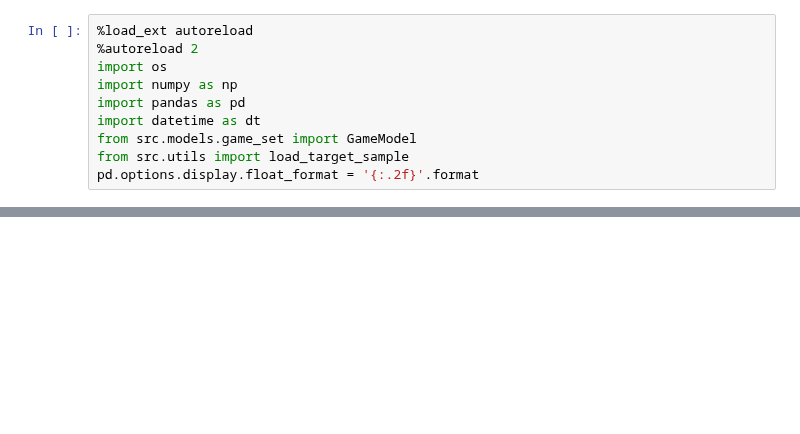
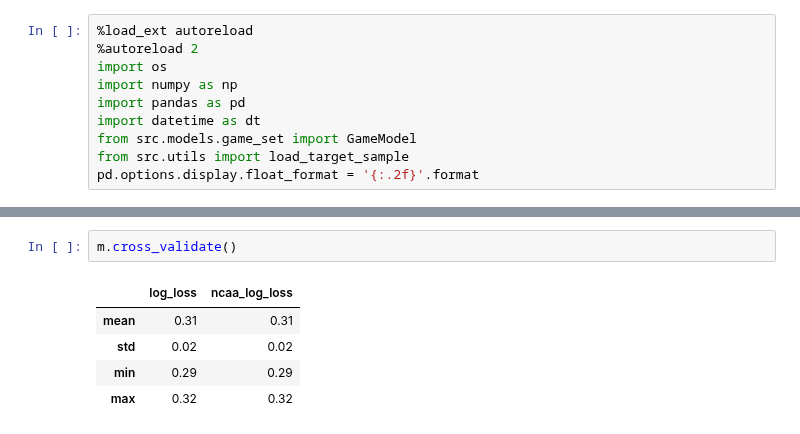
Before and after one commit to TheMoods/MarchMadness, a Jupyter notebook: NCAA_Master_Model.ipynb, the cells around one changed output, grey strips where cells are left out. Drawn from its saved outputs; the diff is of its cells as text; blank space fills up the shorter version.

```diff
--- a/NCAA_Master_Model.ipynb
+++ b/NCAA_Master_Model.ipynb
@@ -58,0 +59,8 @@ m.pred_features
+# %%
+m.cross_validate()
+# %% [output]
+|  | log_loss | ncaa_log_loss |
+| mean | 0.31 | 0.31 |
+| std | 0.02 | 0.02 |
+| min | 0.29 | 0.29 |
+| max | 0.32 | 0.32 |
```
Also changed, not shown: parts of 3 cells of this notebook, 1 other file.
